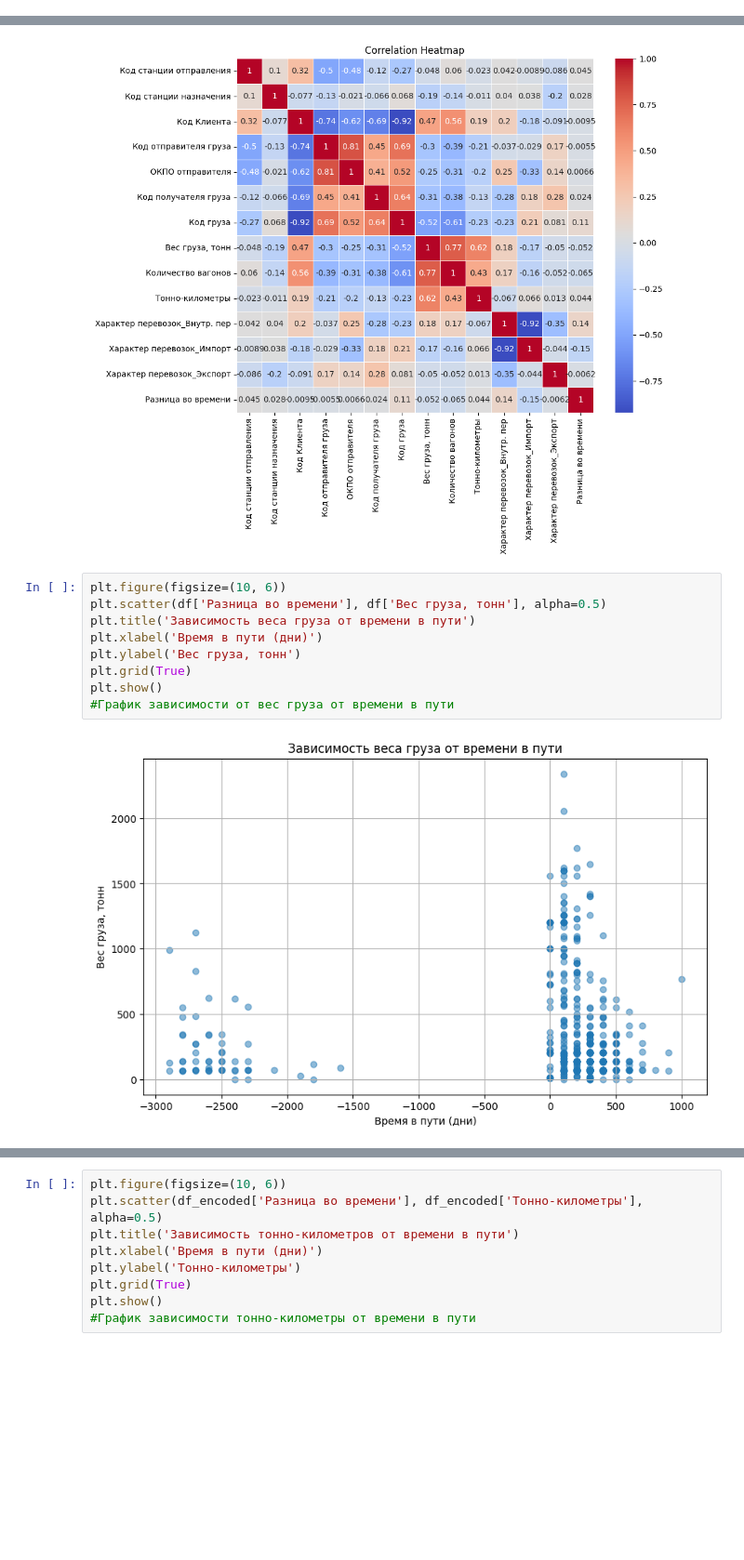
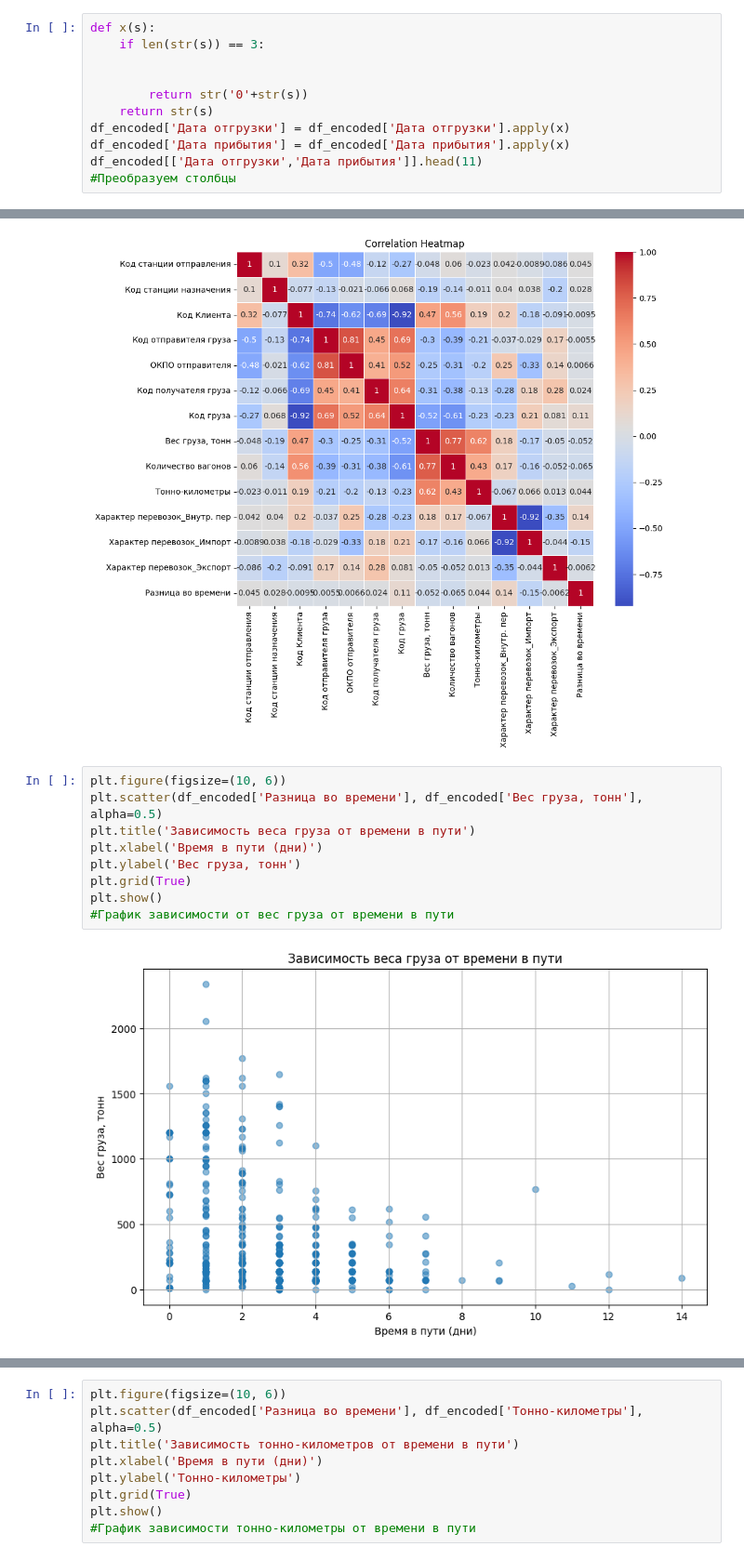
Before and after one commit to bukevsky/ML_university, a Jupyter notebook: ML.ipynb, the cells around one changed output, grey strips where cells are left out. Shown at 93% size. Saved outputs shown, nothing was run; the diff lists cells and outputs as text; blank space fills up the shorter version.

```diff
--- a/ML.ipynb
+++ b/ML.ipynb
@@ -165,3 +165,14 @@ column_name = 'Характер перевозок'
 
 df_encoded = pd.get_dummies(df, columns=[column_name])
 #Делаем кодирование столбца
+# %%
+def x(s):
+    if len(str(s)) == 3:
+
+
+        return str('0'+str(s))
+    return str(s)
+df_encoded['Дата отгрузки'] = df_encoded['Дата отгрузки'].apply(x)
+df_encoded['Дата прибытия'] = df_encoded['Дата прибытия'].apply(x)
+df_encoded[['Дата отгрузки','Дата прибытия']].head(11)
+#Преобразуем столбцы
@@ -211,12 +235,12 @@ plt.show()
 [figure]
 # %%
 plt.figure(figsize=(10, 6))
-plt.scatter(df['Разница во времени'], df['Вес груза, тонн'], alpha=0.5)
+plt.scatter(df_encoded['Разница во времени'], df_encoded['Вес груза, тонн'], alpha=0.5)
 plt.title('Зависимость веса груза от времени в пути')
 plt.xlabel('Время в пути (дни)')
 plt.ylabel('Вес груза, тонн')
 plt.grid(True)
 plt.show()
 #График зависимости от вес груза от времени в пути
 # %% [output]
-[figure, old version]
+[figure, new version]
```
Also changed, not shown: parts of 4 cells of this notebook.
